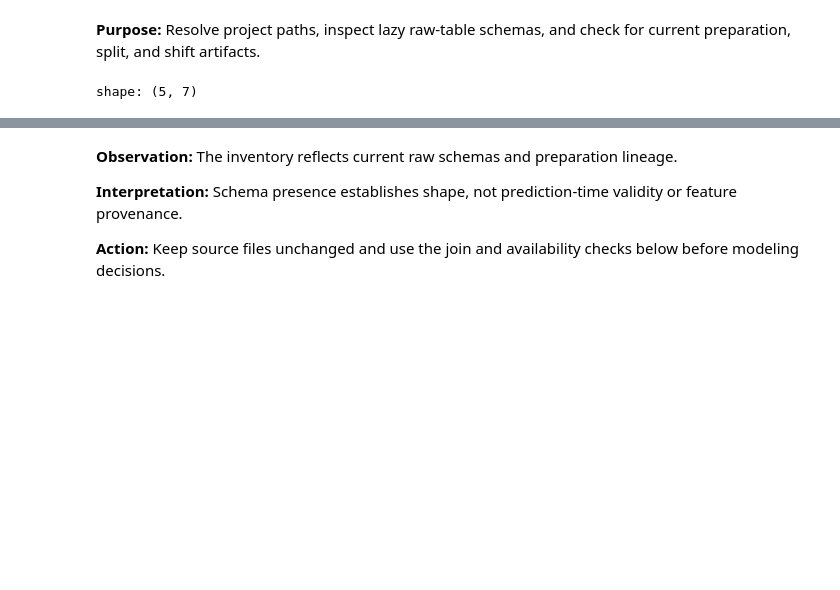
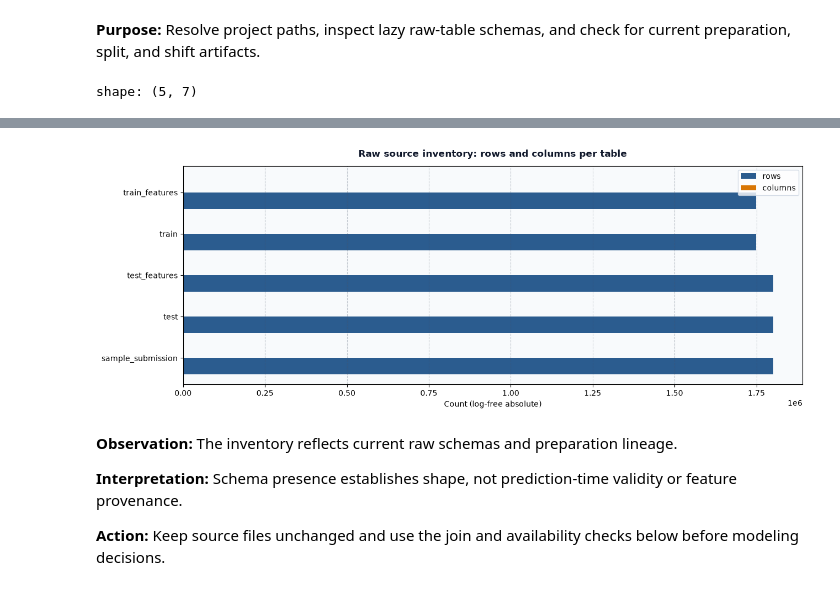
Before and after one commit to furkan-uzmez/Kaggle_Large-scale_Energy_Anomaly_Detection, a Jupyter notebook: notebooks/01_data_understanding.ipynb, the cells around one changed output, grey strips where cells are left out. Saved outputs shown, nothing was run; the diff lists cells and outputs as text; code cells hidden in the pictures; blank space fills up the shorter version.

```diff
--- a/notebooks/01_data_understanding.ipynb
+++ b/notebooks/01_data_understanding.ipynb
@@ -21,6 +21,12 @@ Raw competition files are read from `data/energy-anomaly-detection/`. Repository
 # %% [markdown]
 **Purpose:** Resolve project paths, inspect lazy raw-table schemas, and check for current preparation, split, and shift artifacts.
 # %%
+from IPython import get_ipython
+
+_ip = get_ipython()
+if _ip is not None:
+    _ip.enable_matplotlib("inline")
+
 import json
 from pathlib import Path
 
@@ -36,8 +42,8 @@ raw_tables = scan_all_raw_tables(paths)
 lineage_path = paths.lineage_dir / 'row_lineage.json'
 train_joined_path = paths.prepared_dir / 'train_joined.parquet'
 test_joined_path = paths.prepared_dir / 'test_joined.parquet'
-split_path = paths.splits_dir / 'building_folds.parquet'
-split_metadata_path = paths.splits_dir / 'split_metadata.json'
+split_path = paths.splits_dir / 'building_folds_repeated.parquet'
+split_metadata_path = paths.splits_dir / 'split_metadata_repeated.json'
 shift_json_path = paths.shift_dir / 'adversarial_validation.json'
 domain_oof_path = paths.shift_dir / 'domain_oof.parquet'
 importance_path = paths.shift_dir / 'fold_averaged_importance.csv'
@@ -46,33 +52,57 @@ artifacts = {'join lineage': lineage_path, 'train join': train_joined_path,
             'split metadata': split_metadata_path, 'domain summary': shift_json_path,
             'domain OOF': domain_oof_path, 'fold importance': importance_path}
 missing_artifacts = [name for name, path in artifacts.items() if not path.is_file()]
 if missing_artifacts:
     raise FileNotFoundError(f'Required project artifacts are missing: {missing_artifacts}')
 lineage = json.loads(lineage_path.read_text(encoding='utf-8'))
 raw_schemas = {name: frame.collect_schema() for name, frame in raw_tables.items()}
 train_joined = pl.scan_parquet(train_joined_path)
 test_joined = pl.scan_parquet(test_joined_path)
 train_schema = train_joined.collect_schema()
 test_schema = test_joined.collect_schema()
 raw_metadata = lineage.get('raw_file_metadata', {})
 source_inventory = pl.DataFrame([
     {'source': name, 'rows_from_lineage': raw_metadata.get(f'{name}.csv', {}).get('rows'),
      'column_count': len(schema),
      'has_building_time_key': {'building_id', 'timestamp'}.issubset(schema.names()),
      'has_row_id': 'row_id' in schema, 'has_target': 'anomaly' in schema,
      'gte_family_count': sum(column.startswith('gte_') for column in schema.names())}
     for name, schema in raw_schemas.items()
 ]).sort('source')
 display(source_inventory)
+
+import matplotlib.pyplot as plt
+
+from project.notebook_charts import (
+    plot_comparative_count_bars,
+    plot_domain_auc_dotchart,
+    plot_feature_gate_bars,
+    plot_fold_composition,
+    plot_horizontal_missingness,
+    render_integrity_tiles,
+)
+
+
+def show_figure(figure) -> None:
+    display(figure)
+    plt.close(figure)
+
+show_figure(plot_comparative_count_bars(
+    {row['source']: {'rows': int(row['rows_from_lineage'] or 0),
+                     'columns': int(row['column_count'])}
+     for row in source_inventory.to_dicts()},
+    'Raw source inventory: rows and columns per table',
+    xlabel='Count (log-free absolute)'))
 # %% [output]
 shape: (5, 7)
 | source | rows_from_lineage | column_count | has_building_time_key | has_row_id | has_target | gte_family_count |
 | str | i64 | i64 | bool | bool | bool | i64 |
 | "sample_submission" | 1800567 | 2 | false | true | true | 0 |
 | "test" | 1800567 | 4 | true | true | false | 0 |
 | "test_features" | 1800567 | 57 | true | true | false | 16 |
 | "train" | 1749494 | 4 | true | false | true | 0 |
 | "train_features" | 1749494 | 57 | true | false | true | 16 |
+[figure, added]
 # %% [markdown]
 **Observation:** The inventory reflects current raw schemas and preparation lineage.
 
```
Also changed, not shown: parts of 19 cells of this notebook, 4 other files.
